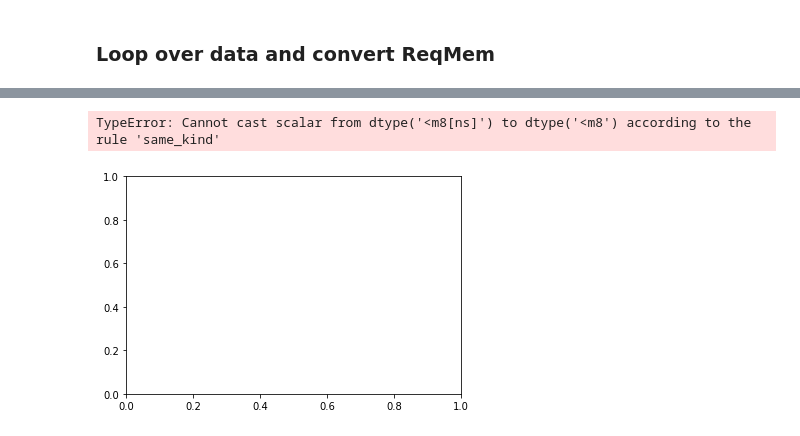
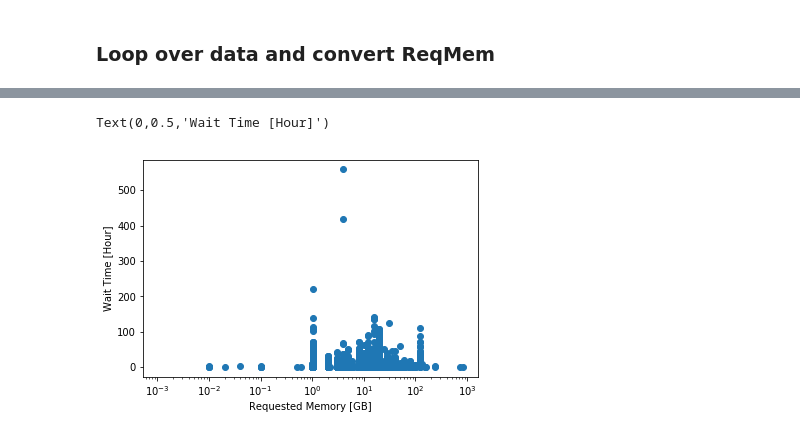
Before and after one commit to Cjcarlevato/data-question-2-dream-crushers, a Jupyter notebook: ACCREdata.ipynb, the cells around one changed output, grey strips where cells are left out. Cells and saved outputs as stored; diff of their text form; code cells hidden in the pictures.

```diff
--- a/ACCREdata.ipynb
+++ b/ACCREdata.ipynb
@@ -20,0 +13,3 @@ accre_data.head(10)
+# %%
+accre_data = pd.read_csv(filePath, delimiter='|')
+accre_data.head(100)
@@ -29,3 +44,5 @@ Index(['JobID', 'JobIDRaw', 'Cluster', 'Partition', 'Account', 'Group', 'GID',
+# %%
+accre_data = accre_data.loc[accre_data.Partition == 'production']
 # %% [markdown]
 ### Recast date/time columns as datetime format
 # %%
@@ -71,8 +90,8 @@ conversionDict = {'G':10**9, 'M':10**6, 'k':10**3}
 # %%
 accre_data['NorC'] = accre_data.ReqMem.str[-1]
 accre_data['MemUnits'] = accre_data.ReqMem.str[-2]
-accre_data['ReqMem'] = accre_data.ReqMem.str[:-2]
-accre_data['ReqMem'] = pd.to_numeric(accre_data.ReqMem, errors='ignore')
+accre_data['ReqMemInBytes'] = accre_data.ReqMem.str[:-2]
+accre_data['ReqMemInBytes'] = pd.to_numeric(accre_data.ReqMemInBytes, errors='ignore')
 # %%
 accre_data.NNodes = pd.to_numeric(accre_data.NNodes, errors = 'ignore')
 accre_data.NCPUS = pd.to_numeric(accre_data.NCPUS, errors = 'ignore')
@@ -81,10 +136,17 @@ accre_data.NCPUS = pd.to_numeric(accre_data.NCPUS, errors = 'ignore')
 # %%
-for idx, item in enumerate(accre_data.ReqMem):
+print(accre_data.ReqMemInBytes.head(),accre_data.ReqMem.head())
+
+for idx, item in enumerate(accre_data.ReqMemInBytes):
     if accre_data.NorC.iloc[idx] == 'n':
-        accre_data.ReqMem.iloc[idx] = accre_data.ReqMem.iloc[idx]*accre_data.NNodes.iloc[idx]
+        accre_data.ReqMemInBytes.iloc[idx] = accre_data.ReqMemInBytes.iloc[idx]*accre_data.NNodes.iloc[idx]
     if accre_data.NorC.iloc[idx] == 'c':
-        accre_data.ReqMem.iloc[idx] = accre_data.ReqMem.iloc[idx]*accre_data.NCPUS.iloc[idx]
-    for key, val in conversionDict.items():
-        if accre_data.MemUnits.iloc[idx] == key:
-            accre_data.ReqMem.iloc[idx] = accre_data.ReqMem.iloc[idx]*val
+        accre_data.ReqMemInBytes.iloc[idx] = accre_data.ReqMemInBytes.iloc[idx]*accre_data.NCPUS.iloc[idx]
+    if accre_data.MemUnits.iloc[idx] == 'G':
+        accre_data.ReqMemInBytes.iloc[idx] = accre_data.ReqMemInBytes.iloc[idx]*(10.**9.)
+    if accre_data.MemUnits.iloc[idx] == 'M':
+        accre_data.ReqMemInBytes.iloc[idx] = accre_data.ReqMemInBytes.iloc[idx]*(10.**6.)
+    if accre_data.MemUnits.iloc[idx] == 'k':
+        accre_data.ReqMemInBytes.iloc[idx] = accre_data.ReqMemInBytes.iloc[idx]*(10.**3.)
+
+print(accre_data.ReqMemInBytes.head(),accre_data.ReqMem.head())
 # %% [output]
@@ -120,10 +199,14 @@ Name: ReqMem, Length: 5000, dtype: int64
 # %%
 #print(accre_data.WaitTime)
 #accre_data.WaitTime = pd.to_numeric(accre_data.WaitTime)
 #print(accre_data.WaitTime)
-plt.scatter(accre_data.ReqMem,accre_data.WaitTime) # ARE THESE UNITS EVEN RIGHT convert bytes to KB, nanoseconds to days
-plt.xlabel('Requested Memory [KB]')
-plt.ylabel('Wait Time [Day]')
+plt.scatter(accre_data.ReqMemInBytes/(10.**9.),accre_data.WaitTime.astype('timedelta64[s]')/3600.)
+plt.semilogx()
+#plt.semilogy()
+#plt.legend()
+#plt.ylim(0.1,1000.)
+plt.xlabel('Requested Memory [GB]')
+plt.ylabel('Wait Time [Hour]')
 # %% [output]
-TypeError: Cannot cast scalar from dtype('<m8[ns]') to dtype('<m8') according to the rule 'same_kind'
+Text(0,0.5,'Wait Time [Hour]')
-[figure, old version]
+[figure, new version]
```
Also changed, not shown: parts of 32 cells of this notebook.
